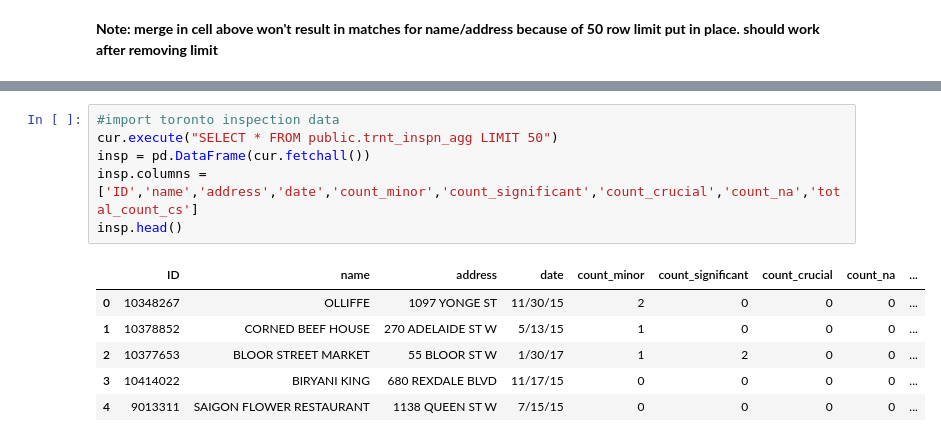
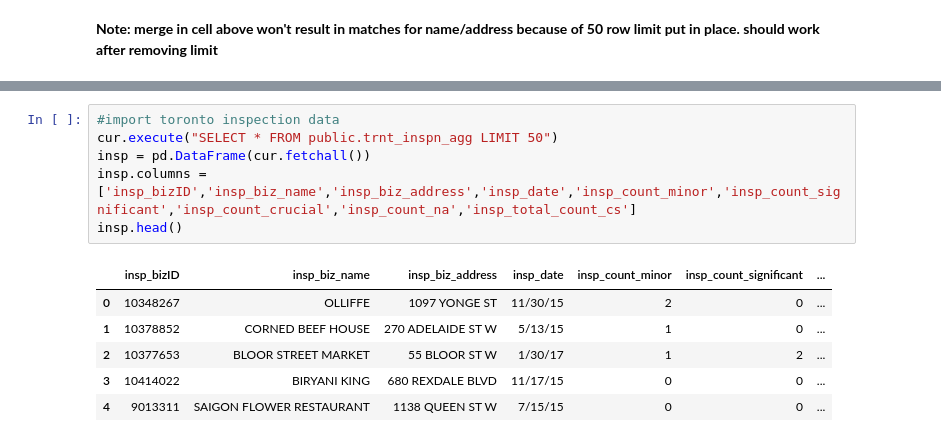
Before and after one commit to ms682/DataScience, a Jupyter notebook: yelp-toronto-dataset.ipynb, the cells around one changed output, grey strips where cells are left out. Saved outputs shown, nothing was run; the diff lists cells and outputs as text.

```diff
--- a/yelp-toronto-dataset.ipynb
+++ b/yelp-toronto-dataset.ipynb
@@ -152,13 +152,13 @@ See the caveats in the documentation: http://pandas.pydata.org/pandas-docs/stabl
 # %%
 #import toronto inspection data
 cur.execute("SELECT * FROM public.trnt_inspn_agg LIMIT 50")
 insp = pd.DataFrame(cur.fetchall())
-insp.columns = ['ID','name','address','date','count_minor','count_significant','count_crucial','count_na','total_count_cs']
+insp.columns = ['insp_bizID','insp_biz_name','insp_biz_address','insp_date','insp_count_minor','insp_count_significant','insp_count_crucial','insp_count_na','insp_total_count_cs']
 insp.head()
 # %% [output]
-|  | ID | name | address | date | count_minor | count_significant | count_crucial | count_na | ... |
-| 0 | 10348267 | OLLIFFE | 1097 YONGE ST | 11/30/15 | 2 | 0 | 0 | 0 | ... |
-| 1 | 10378852 | CORNED BEEF HOUSE | 270 ADELAIDE ST W | 5/13/15 | 1 | 0 | 0 | 0 | ... |
-| 2 | 10377653 | BLOOR STREET MARKET | 55 BLOOR ST W | 1/30/17 | 1 | 2 | 0 | 0 | ... |
-| 3 | 10414022 | BIRYANI KING | 680 REXDALE BLVD | 11/17/15 | 0 | 0 | 0 | 0 | ... |
-| 4 | 9013311 | SAIGON FLOWER RESTAURANT | 1138 QUEEN ST W | 7/15/15 | 0 | 0 | 0 | 0 | ... |
+|  | insp_bizID | insp_biz_name | insp_biz_address | insp_date | insp_count_minor | insp_count_significant | ... |
+| 0 | 10348267 | OLLIFFE | 1097 YONGE ST | 11/30/15 | 2 | 0 | ... |
+| 1 | 10378852 | CORNED BEEF HOUSE | 270 ADELAIDE ST W | 5/13/15 | 1 | 0 | ... |
+| 2 | 10377653 | BLOOR STREET MARKET | 55 BLOOR ST W | 1/30/17 | 1 | 2 | ... |
+| 3 | 10414022 | BIRYANI KING | 680 REXDALE BLVD | 11/17/15 | 0 | 0 | ... |
+| 4 | 9013311 | SAIGON FLOWER RESTAURANT | 1138 QUEEN ST W | 7/15/15 | 0 | 0 | ... |
```
Also changed, not shown: parts of 5 cells of this notebook.
